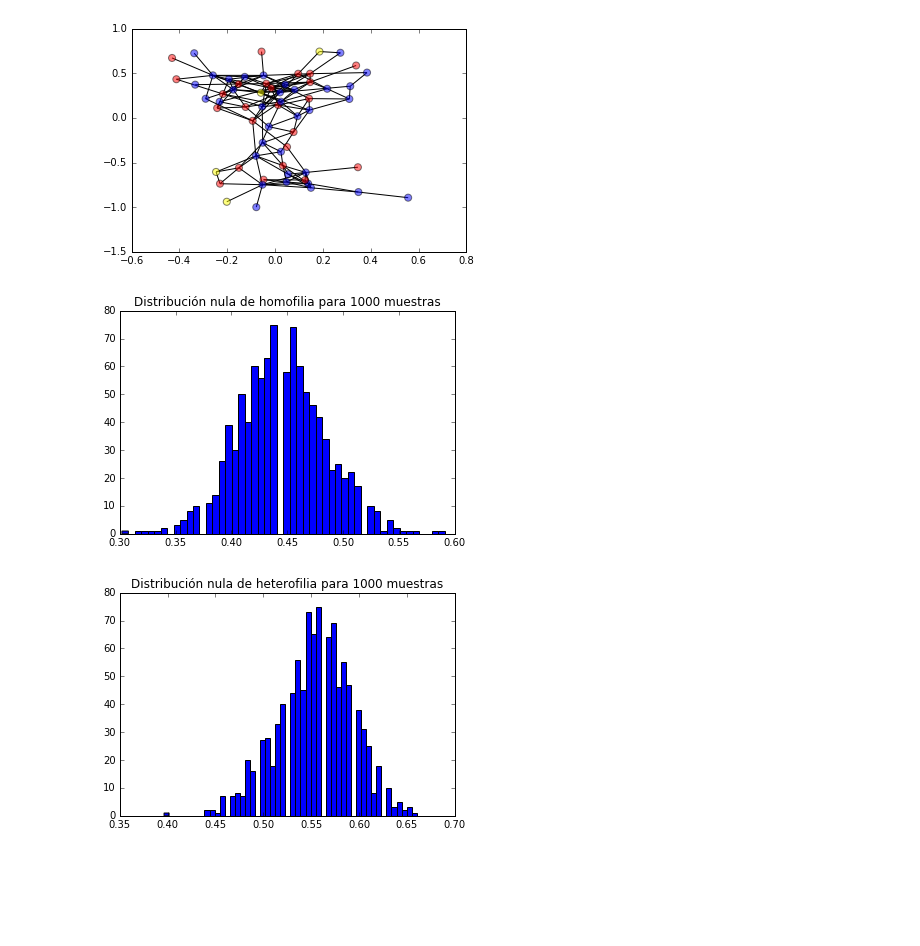
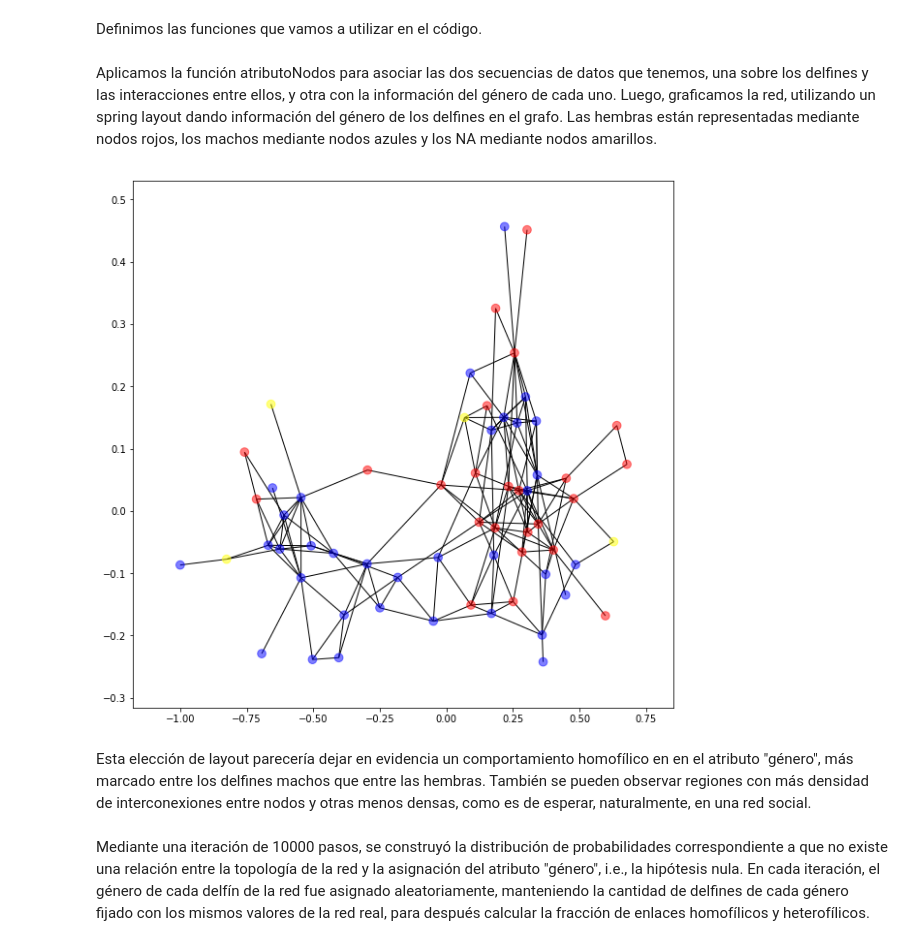
Before and after one commit to MarianoNicolini17/TP1, a Jupyter notebook: ej_2.ipynb, the cells around one changed output. Saved outputs shown, nothing was run; the diff lists cells and outputs as text; code cells hidden in the pictures; blank space fills up the shorter version.

```diff
--- a/ej_2.ipynb
+++ b/ej_2.ipynb
@@ -24 +26,3 @@ atributoNodos(red_delf, sex_delf, 'gender')
+# %% [markdown]
+Definimos las funciones que vamos a utilizar en el código.
 # %%
@@ -88,46 +87,23 @@ def nulaAtributo(r, pasos): # Generalizarlo para cualquier atributo.
     lhomo = np.array(a).transpose()[0]
     lhetero = np.array(a).transpose()[1]
     return lhomo, lhetero
+# %% [markdown]
+Aplicamos la función atributoNodos para asociar las dos secuencias de datos que tenemos, una sobre los delfines y las interacciones entre ellos, y otra con la información del género de cada uno. Luego, graficamos la red, utilizando un spring layout dando información del género de los delfines en el grafo. Las hembras están representadas mediante nodos rojos, los machos mediante nodos azules y los NA mediante nodos amarillos.
 # %%
-# -----------------------------------------------------------------------------
-
-
 atributoNodos(red_delf, sex_delf, 'gender')
 
-graph_pos=nx.spring_layout(red_delf)
+graph_pos=nx.spring_layout(red_delf, dim=2)
 
-#plt.figure(figsize=(20,20))
+plt.figure(figsize=(10,10))
 
-nx.draw_networkx_nodes(red_delf, graph_pos, node_size=50,
+nx.draw_networkx_nodes(red_delf, graph_pos, node_size=75,
                        node_color = ["blue" if g=="m" else "red" if g=="f" else \
                                      "yellow" for g in nx.get_node_attributes(red_delf, 'gender').values()],
                        alpha=0.5)
 nx.draw_networkx_edges(red_delf, graph_pos)
 #nx.draw_networkx_labels(red_delf,graph_pos, font_size=8, font_family='sans-serif')
 
-plt.savefig("plot.png", dpi=1000)
+#plt.savefig("plot.png", dpi=1000)
 plt.show()
 # %% [output]
-[figure, old version]
+[figure, new version]
-# %%
-# -----------------------------------------------------------------------------
-
-size = 1000
-x1 = nulaAtributo(red_delf, size)[0]
-x2 = nulaAtributo(red_delf, size)[1]
-#bins=int(np.sqrt(size)
-
-plt.hist(x1, bins=50)
-# Hay que ver cuál es la mejor manera de poner la cantidad de bins para que se
-# vea lindo. Ya probé varias maneras de ajustarlo, hasta con algunas estimaciones
-# como la de Freedman-Diaconis, pero el histograma aparece entrecortado para
-# un size = 10000. El 53 fue la que mejor quedó, pero lo puse a ojo.
-plt.title("Distribución nula de homofilia para {} muestras".format(size))
-plt.show()
-
-plt.hist(x2, bins=50)
-plt.title("Distribución nula de heterofilia para {} muestras".format(size))
-plt.show()
-# %% [output]
-[figure, removed]
-[figure, removed]
@@ -137,0 +110,4 @@ z = (x - np.mean(x1))/np.std(x1)
+# %% [markdown]
+Esta elección de layout parecería dejar en evidencia un comportamiento homofílico en en el atributo "género", más marcado entre los delfines machos que entre las hembras. También se pueden observar regiones con más densidad de interconexiones entre nodos y otras menos densas, como es de esperar, naturalmente, en una red social.
+# %% [markdown]
+Mediante una iteración de 10000 pasos, se construyó la distribución de probabilidades correspondiente a que no existe una relación entre la topología de la red y la asignación del atributo "género", i.e., la hipótesis nula. En cada iteración, el género de cada delfín de la red fue asignado aleatoriamente, manteniendo la cantidad de delfines de cada género fijado con los mismos valores de la red real, para después calcular la fracción de enlaces homofílicos y heterofílicos.
```
Also changed, not shown: parts of 20 cells of this notebook.
